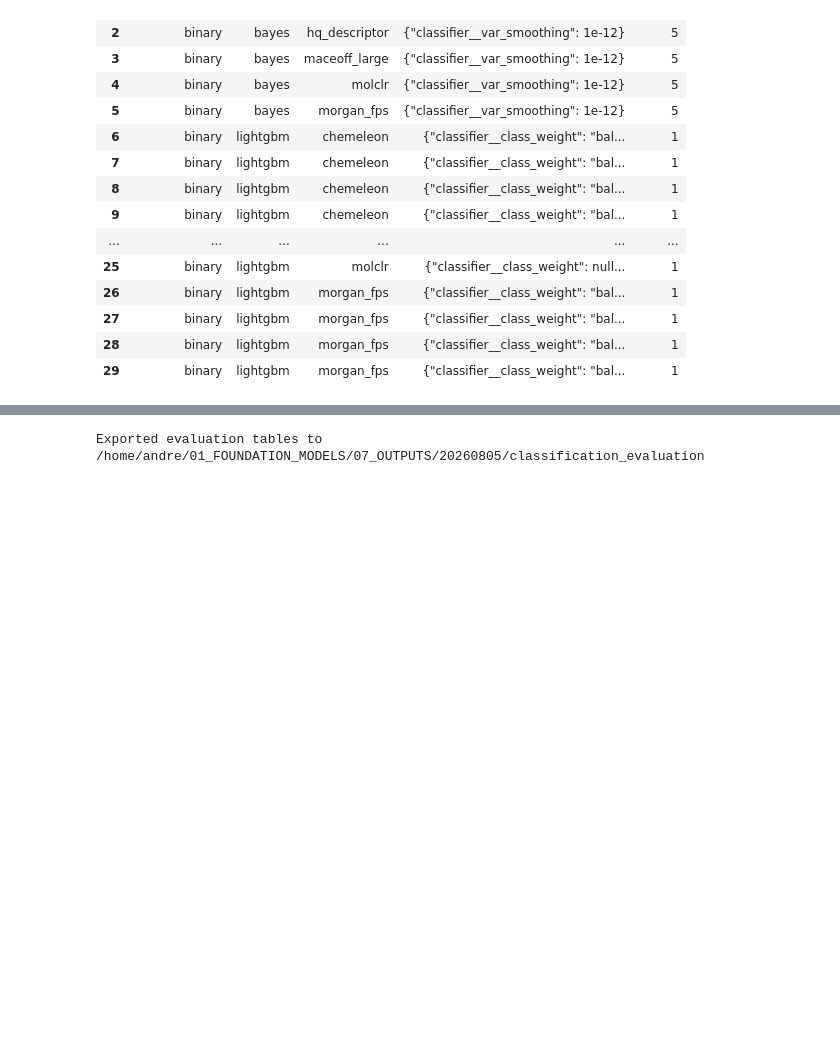
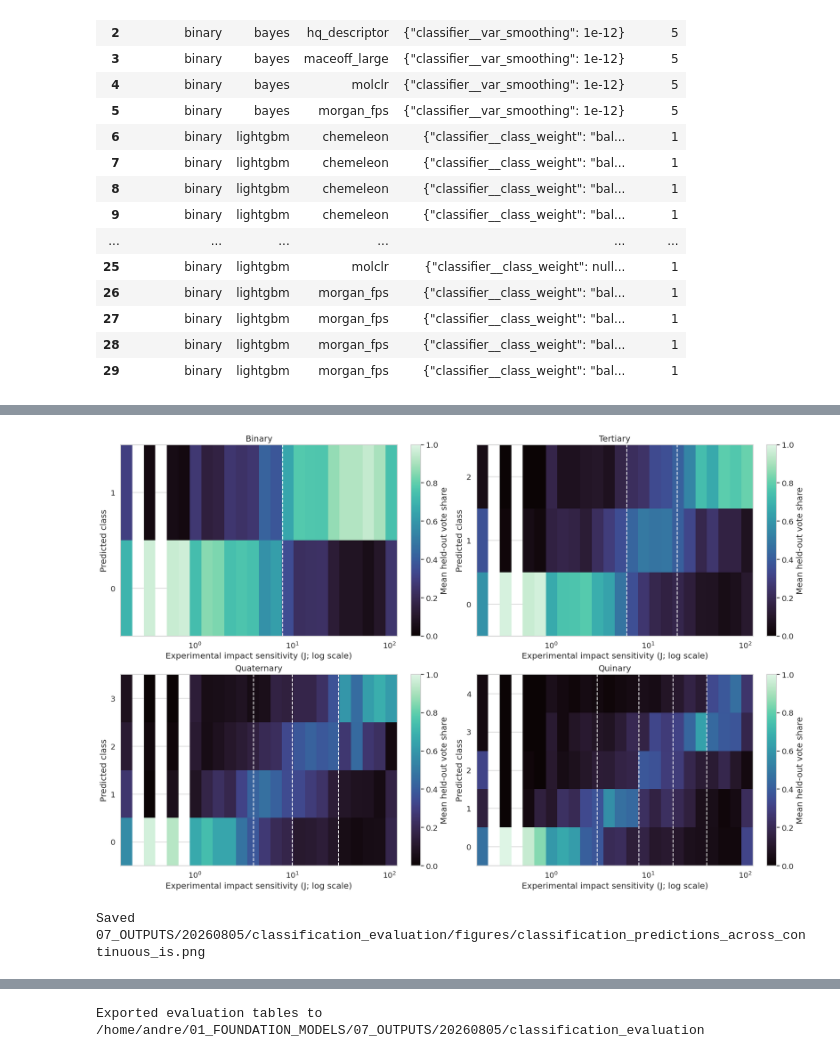
Before and after one commit to CABackman/fm-4-em, a Jupyter notebook: 08_CLASSIFICATION/02_IS_classification_evaluation.ipynb, the cells around one changed output, grey strips where cells are left out. Saved outputs shown, nothing was run; the diff lists cells and outputs as text; code cells hidden in the pictures; blank space fills up the shorter version.

Commit message:
adjuster IS class eval plots

```diff
--- a/08_CLASSIFICATION/02_IS_classification_evaluation.ipynb
+++ b/08_CLASSIFICATION/02_IS_classification_evaluation.ipynb
@@ -564,0 +571,66 @@ display(hyperparameter_frequency.head(30))
+# %%
+CLASS_CUTOFFS = {
+    "binary": [8],
+    "tertiary": [6, 20],
+    "quaternary": [4, 10, 30],
+    "quinary": [3, 8, 18, 40],
+}
+
+if predictions.empty:
+    raise ValueError("No held-out predictions are available for boundary analysis")
+
+# One row per molecule and predicted class; absent classes explicitly receive zero votes.
+vote_wide = pd.crosstab(
+    index=[
+        predictions["classification"], predictions["row_index"],
+        predictions["true_class"], predictions["Exp IS (J)"],
+    ],
+    columns=predictions["predicted_class"],
+    normalize="index",
+).reset_index()
+vote_wide.columns.name = None
+predicted_columns = sorted(
+    column for column in vote_wide.columns if isinstance(column, (int, np.integer))
+)
+vote_long = vote_wide.melt(
+    id_vars=["classification", "row_index", "true_class", "Exp IS (J)"],
+    value_vars=predicted_columns,
+    var_name="predicted_class",
+    value_name="vote_share",
+)
+
+positive_is = vote_long.loc[vote_long["Exp IS (J)"] > 0, "Exp IS (J)"]
+is_edges = np.geomspace(positive_is.min(), positive_is.max(), 25)
+vote_long["is_bin"] = pd.cut(
+    vote_long["Exp IS (J)"], bins=is_edges, include_lowest=True, labels=False
+)
+
+fig, axes = plt.subplots(2, 2, figsize=(17, 11), constrained_layout=True)
+for axis, classification in zip(axes.flat, CLASSIFICATIONS):
+    n_classes = len(CLASS_CUTOFFS[classification]) + 1
+    heatmap_data = (
+        vote_long.loc[vote_long["classification"] == classification]
+        .groupby(["predicted_class", "is_bin"], observed=True)["vote_share"]
+        .mean()
+        .unstack("is_bin")
+        .reindex(index=range(n_classes), columns=range(len(is_edges) - 1))
+    )
+    mesh = axis.pcolormesh(
+        is_edges, np.arange(n_classes + 1) - 0.5, heatmap_data.to_numpy(),
+        cmap="mako", vmin=0, vmax=1, shading="flat",
+    )
+    for cutoff in CLASS_CUTOFFS[classification]:
+        axis.axvline(cutoff, color="white", linestyle="--", linewidth=1.5)
+    axis.set_xscale("log")
+    axis.set_yticks(range(n_classes))
+    axis.set(
+        title=CLASSIFICATION_LABELS[classification],
+        xlabel="Experimental impact sensitivity (J; log scale)",
+        ylabel="Predicted class",
+    )
+    fig.colorbar(mesh, ax=axis, label="Mean held-out vote share")
+
+save_figure(fig, "classification_predictions_across_continuous_is.png");
+# %% [output]
+[figure, added]
+Saved 07_OUTPUTS/20260805/classification_evaluation/figures/classification_predictions_across_continuous_is.png
```
Also changed, not shown: parts of 7 cells of this notebook.
